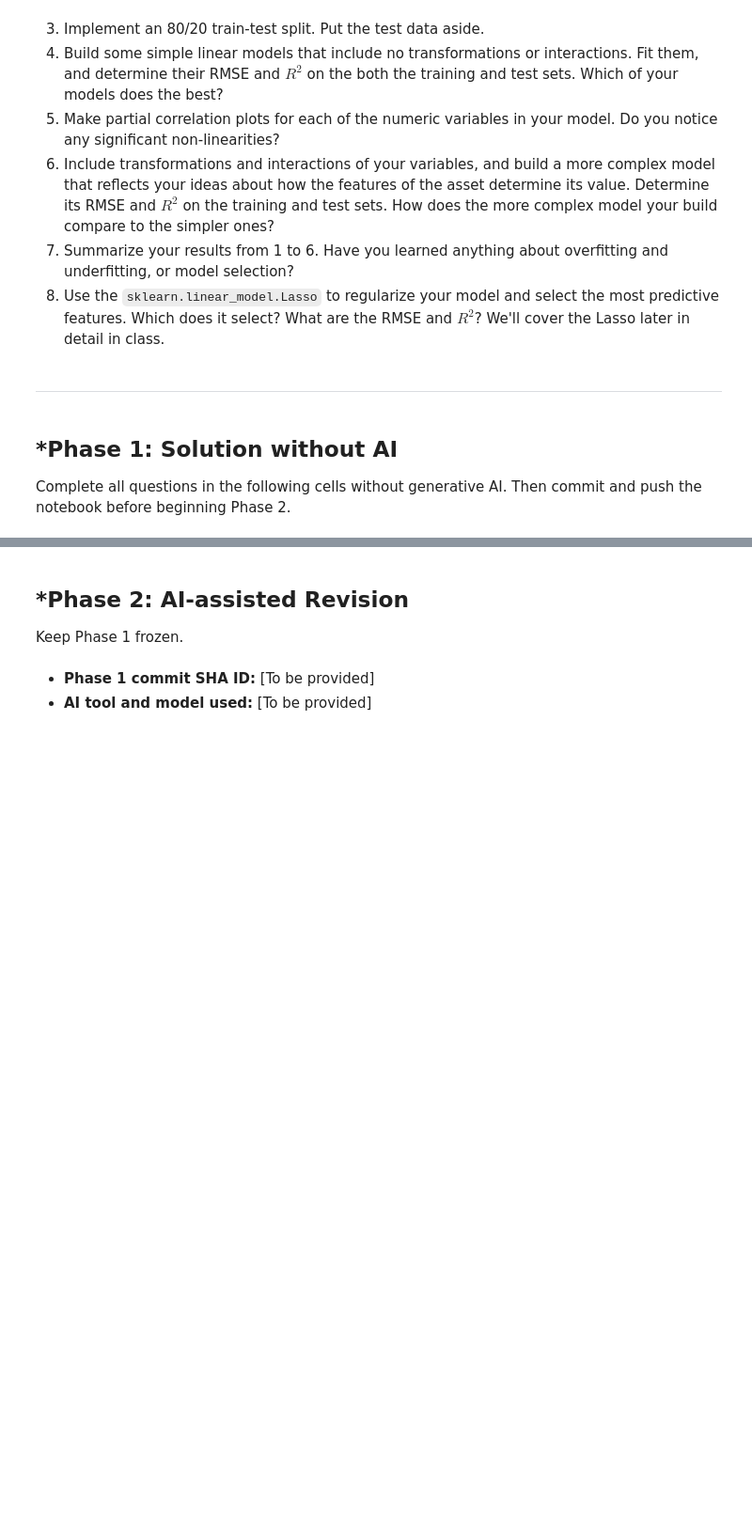
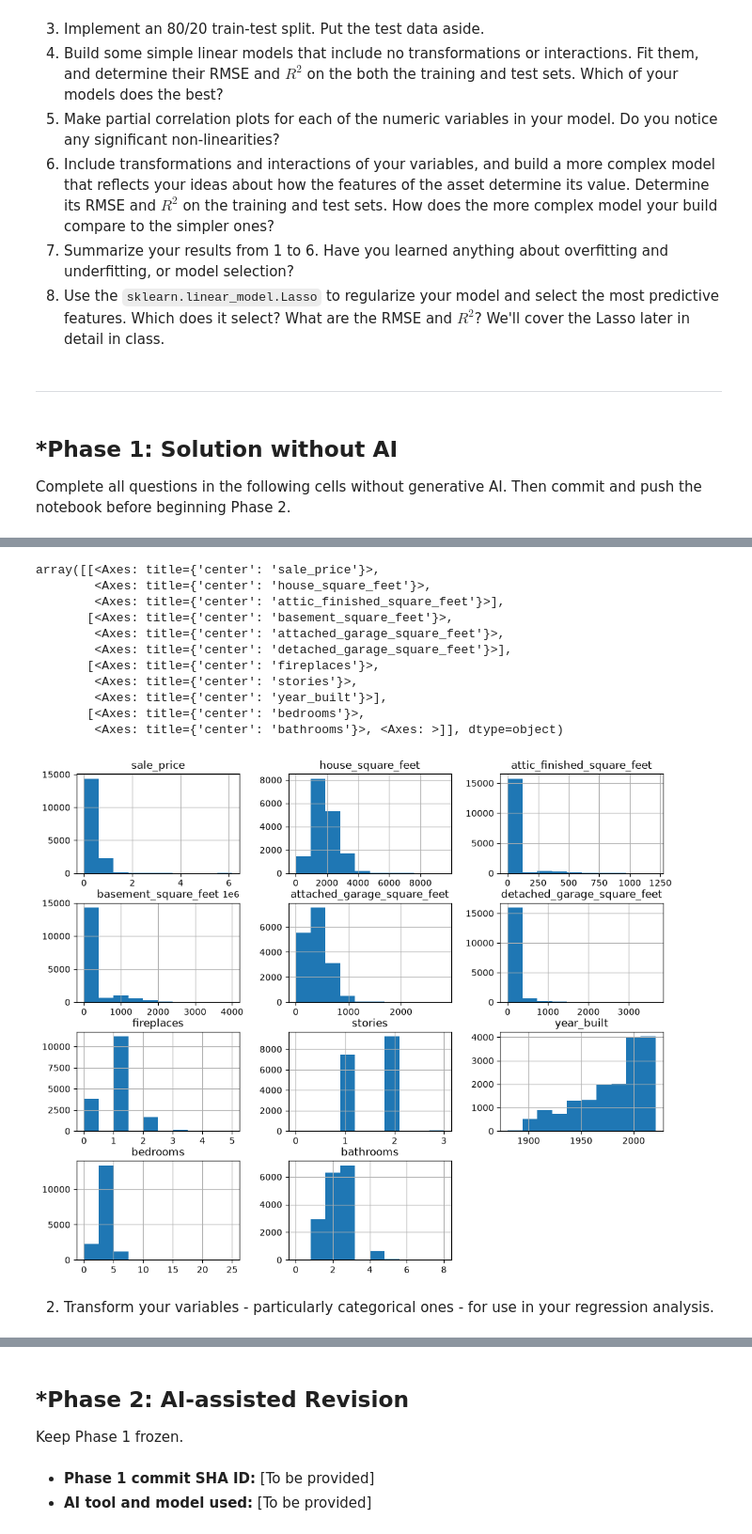
Before and after one commit to 9-uh/L02-hedonic-pricing, a Jupyter notebook: notebook.ipynb, the cells around one changed output, grey strips where cells are left out. Shown at 94% size. Saved outputs shown, nothing was run; the diff lists cells and outputs as text; code cells hidden in the pictures; blank space fills up the shorter version.

```diff
--- a/notebook.ipynb
+++ b/notebook.ipynb
@@ -27,2 +29,6 @@ notebook before beginning Phase 2.
 # %%
 # Your Phase 1 solution to the problem goes here.
+import pandas as pd
+df = pd.read_csv('data/pierce_county_house_sales.csv')
+df = df.copy()
+df.head(5)
@@ -28,0 +71,21 @@ notebook before beginning Phase 2.
+# %%
+# filling missing values with 'none'
+df['view_quality'] = df['view_quality'].fillna('none')
+df['waterfront_type'] = df['waterfront_type'].fillna('none')
+# %%
+df.hist(figsize=(12, 10))
+# %% [output]
+array([[<Axes: title={'center': 'sale_price'}>,
+        <Axes: title={'center': 'house_square_feet'}>,
+        <Axes: title={'center': 'attic_finished_square_feet'}>],
+       [<Axes: title={'center': 'basement_square_feet'}>,
+        <Axes: title={'center': 'attached_garage_square_feet'}>,
+        <Axes: title={'center': 'detached_garage_square_feet'}>],
+       [<Axes: title={'center': 'fireplaces'}>,
+        <Axes: title={'center': 'stories'}>,
+        <Axes: title={'center': 'year_built'}>],
+       [<Axes: title={'center': 'bedrooms'}>,
+        <Axes: title={'center': 'bathrooms'}>, <Axes: >]], dtype=object)
+[figure, added]
+# %% [markdown]
+2. Transform your variables - particularly categorical ones - for use in your regression analysis.
```
Also changed, not shown: parts of 17 cells of this notebook.
